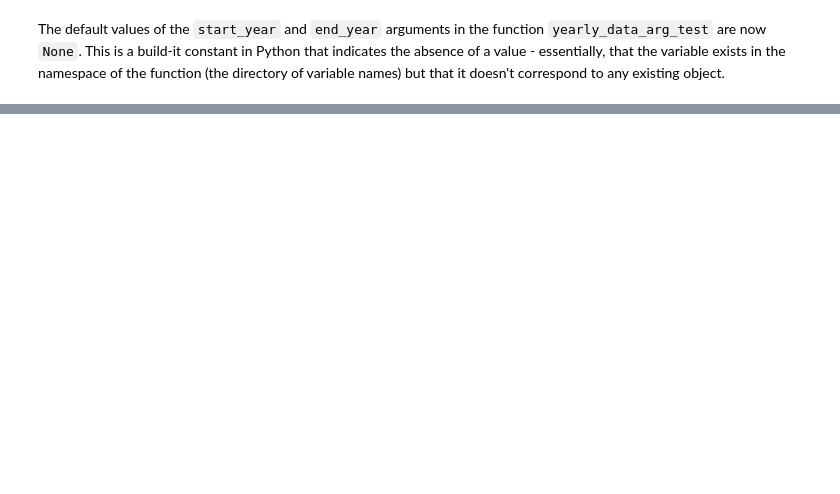
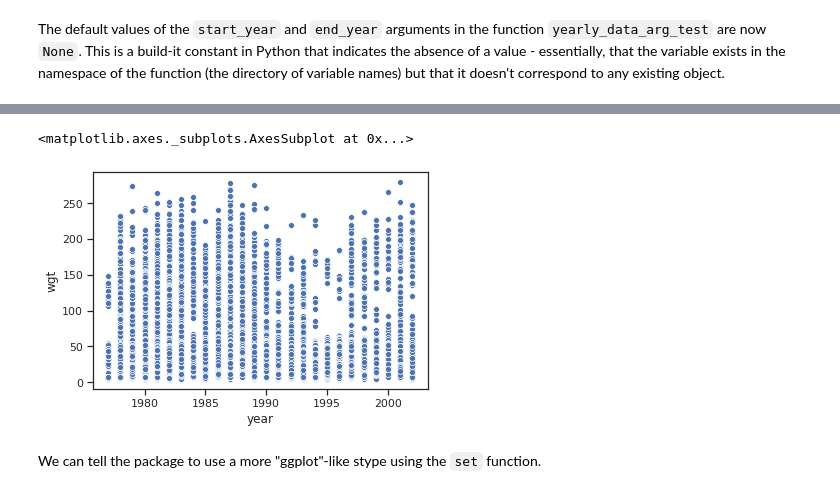
Before and after one commit to darcyabjones/resbaz-perth-2019-python, a Jupyter notebook: intro_to_python_answers.ipynb, the cells around one changed output, grey strips where cells are left out. Saved outputs shown, nothing was run; the diff lists cells and outputs as text; code cells hidden in the pictures; blank space fills up the shorter version.

```diff
--- a/intro_to_python_answers.ipynb
+++ b/intro_to_python_answers.ipynb
@@ -1184,0 +2285,5 @@ new_output = pd.read_csv('out.csv', keep_default_na=False, na_values=[""])
+# %%
+# Import our surveys and species csvs into dataframes.
+
+surveys_df = pd.read_csv("data/surveys.csv")
+species_df = pd.read_csv("data/species.csv")
@@ -1723,0 +3024,7 @@ statements to do this.)
+# %%
+sns.scatterplot(x="year", y="wgt", data=surveys_df)
+# %% [output]
+<matplotlib.axes._subplots.AxesSubplot at 0x...>
+[figure, added]
+# %% [markdown]
+We can tell the package to use a more "ggplot"-like stype using the `set` function.
```
Also changed, not shown: parts of 256 cells of this notebook.
